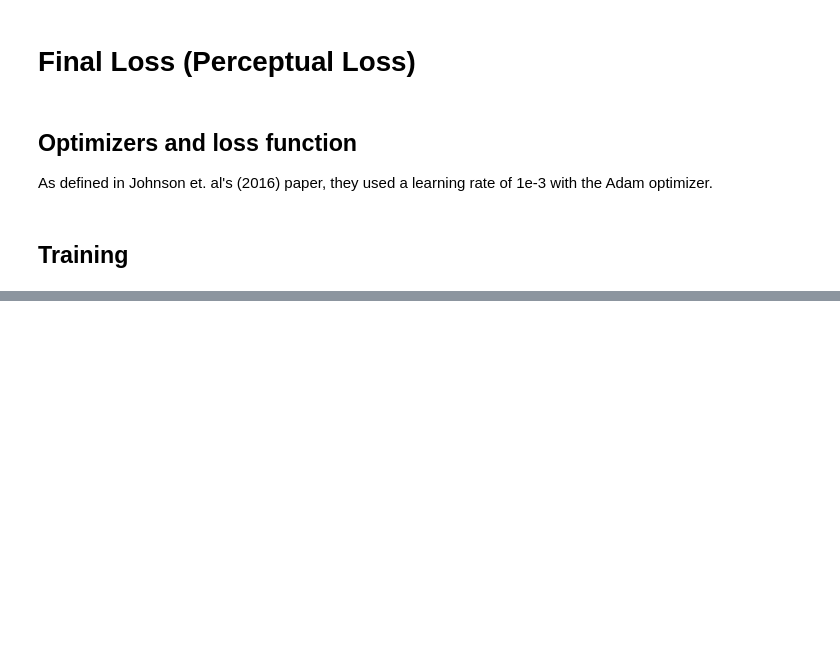
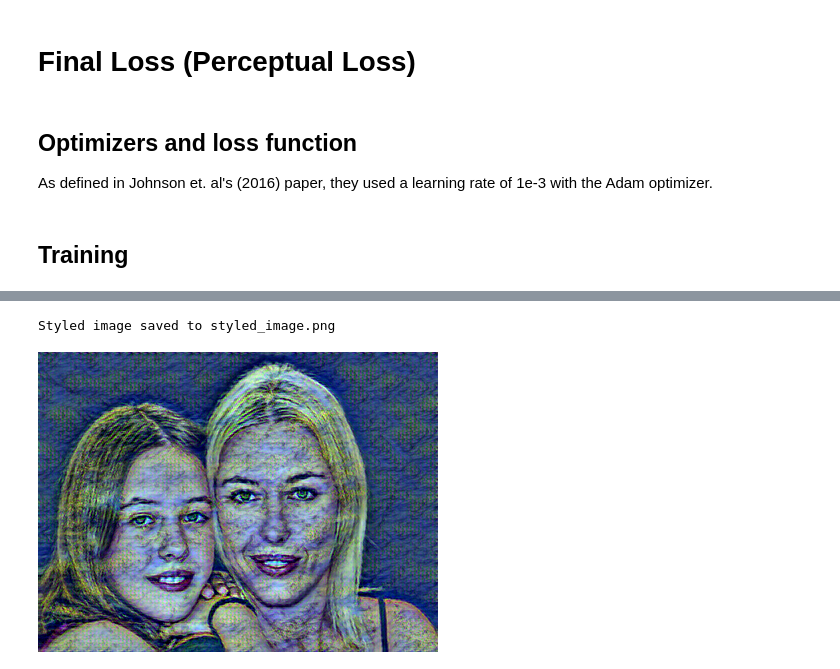
Before and after one commit to emanalytic/Perceptual-Losses-Neural-Style-Transfer, a Jupyter notebook: notebooks/experimentation_v02.ipynb, the cells around one changed output, grey strips where cells are left out. Cells and saved outputs as stored; diff of their text form; code cells hidden in the pictures; blank space fills up the shorter version.

```diff
--- a/notebooks/experimentation_v02.ipynb
+++ b/notebooks/experimentation_v02.ipynb
@@ -481,0 +642,5 @@ train(dlr,
+# %%
+style_image(network, test_image)
+# %% [output]
+Styled image saved to styled_image.png
+[figure, added]
```
Also changed, not shown: parts of 25 cells of this notebook.
